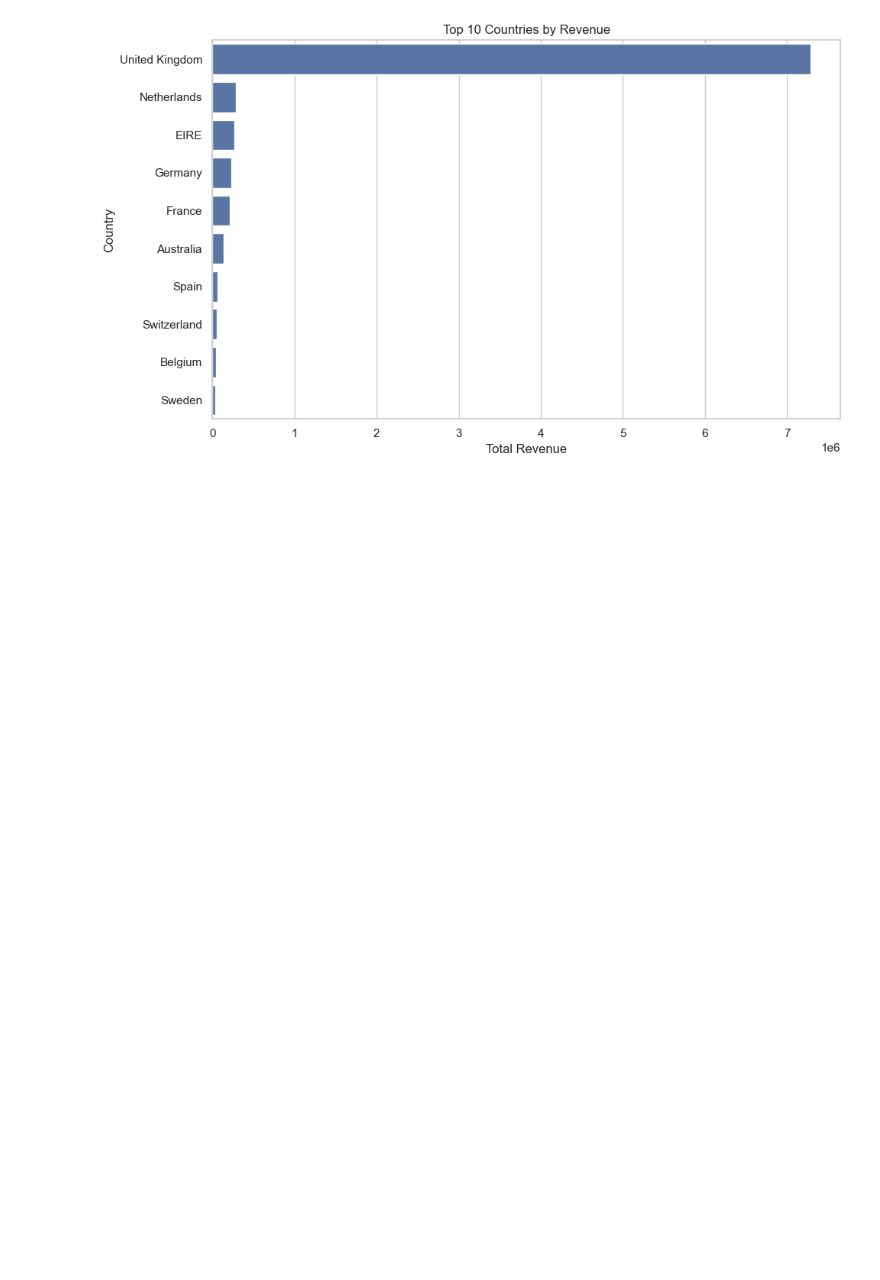
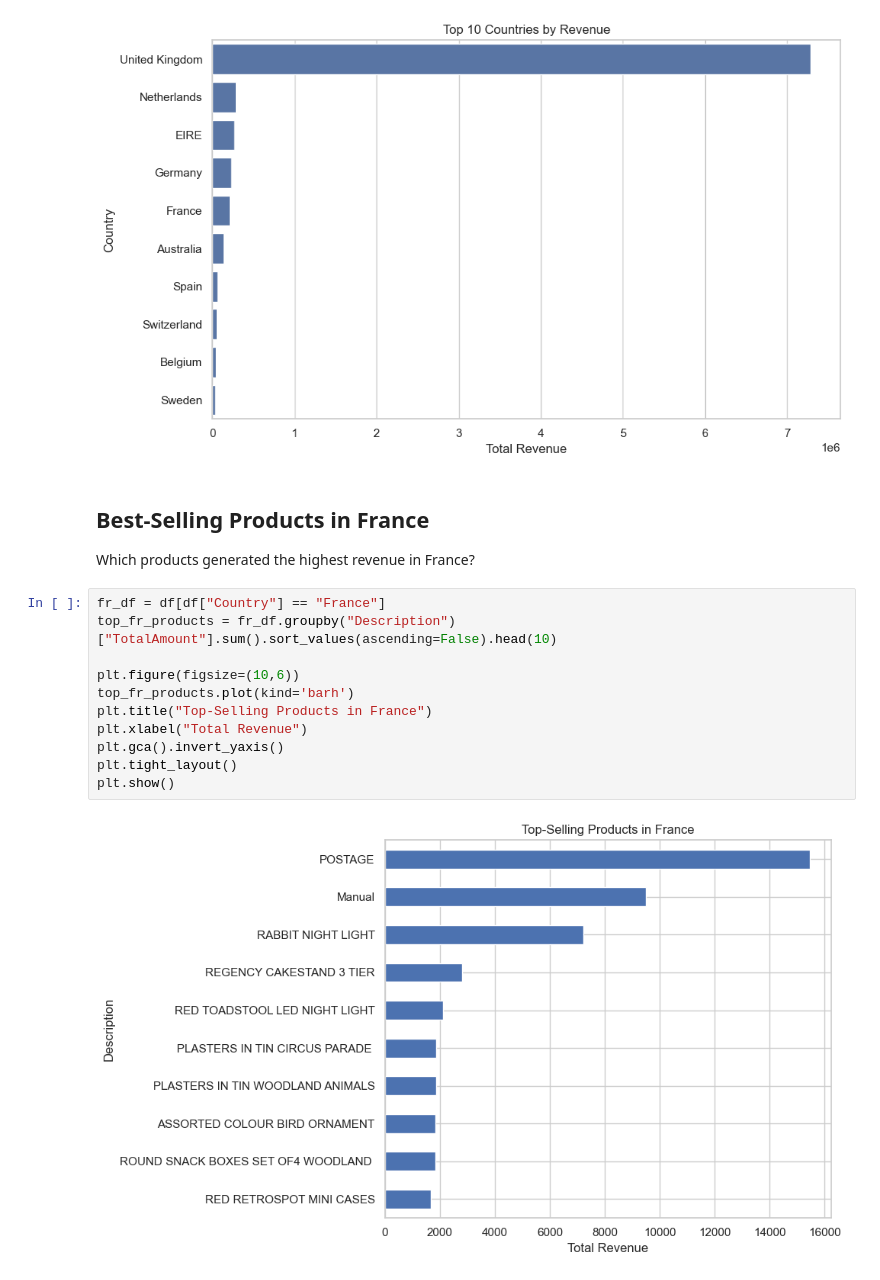
Before and after one commit to YoussefTrabelsi1/ETLpipelines, a Jupyter notebook: OnlineRetail_ETL_Analysis.ipynb, the cells around one changed output. Cells and saved outputs as stored; diff of their text form; blank space fills up the shorter version.

Commit message:
Best-Selling Products in France

```diff
--- a/OnlineRetail_ETL_Analysis.ipynb
+++ b/OnlineRetail_ETL_Analysis.ipynb
@@ -90,3 +90,19 @@ plt.tight_layout()
 plt.show()
 # %% [output]
 [figure]
+# %% [markdown]
+## Best-Selling Products in France
+Which products generated the highest revenue in France?
+# %%
+fr_df = df[df["Country"] == "France"]
+top_fr_products = fr_df.groupby("Description")["TotalAmount"].sum().sort_values(ascending=False).head(10)
+
+plt.figure(figsize=(10,6))
+top_fr_products.plot(kind='barh')
+plt.title("Top-Selling Products in France")
+plt.xlabel("Total Revenue")
+plt.gca().invert_yaxis()
+plt.tight_layout()
+plt.show()
+# %% [output]
+[figure, added]
```
